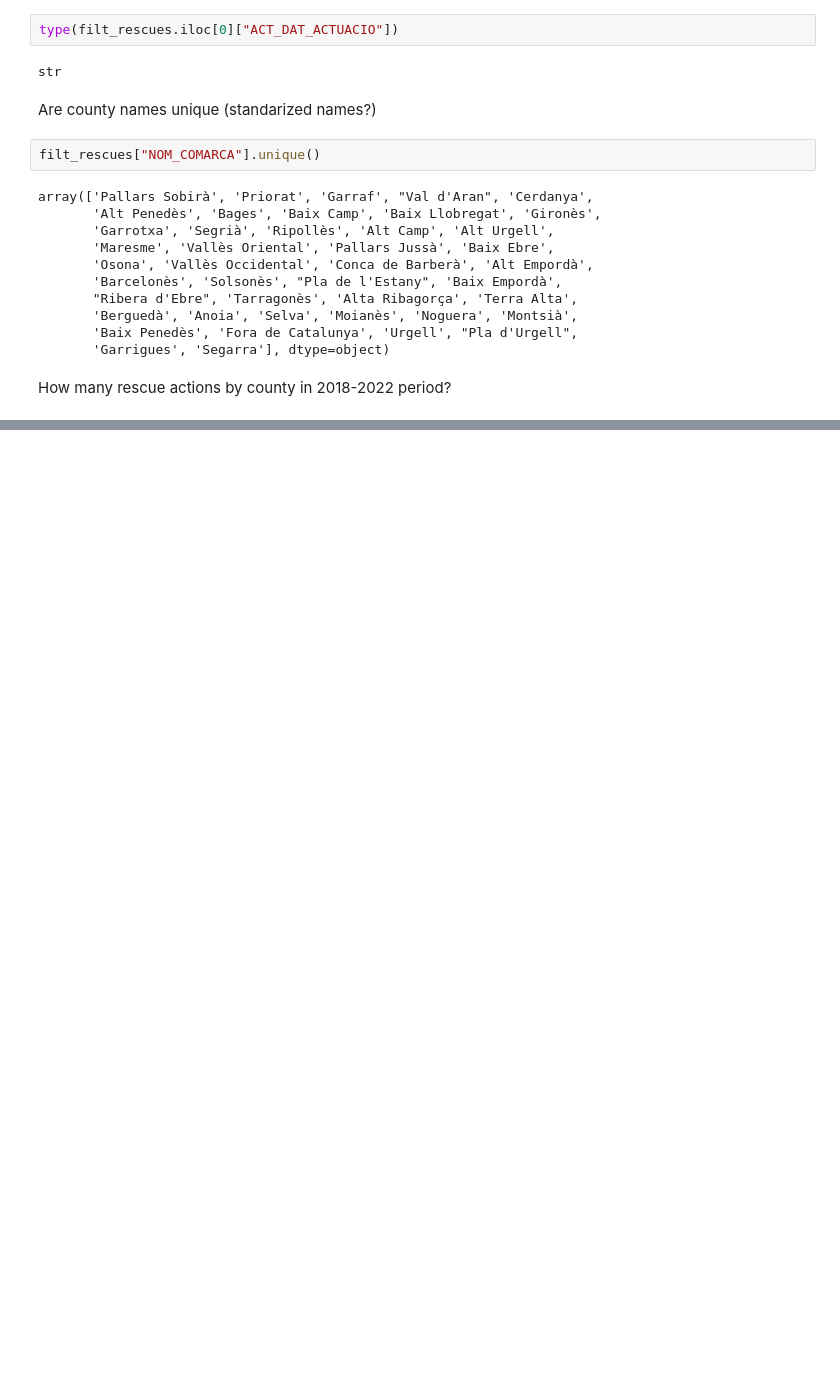
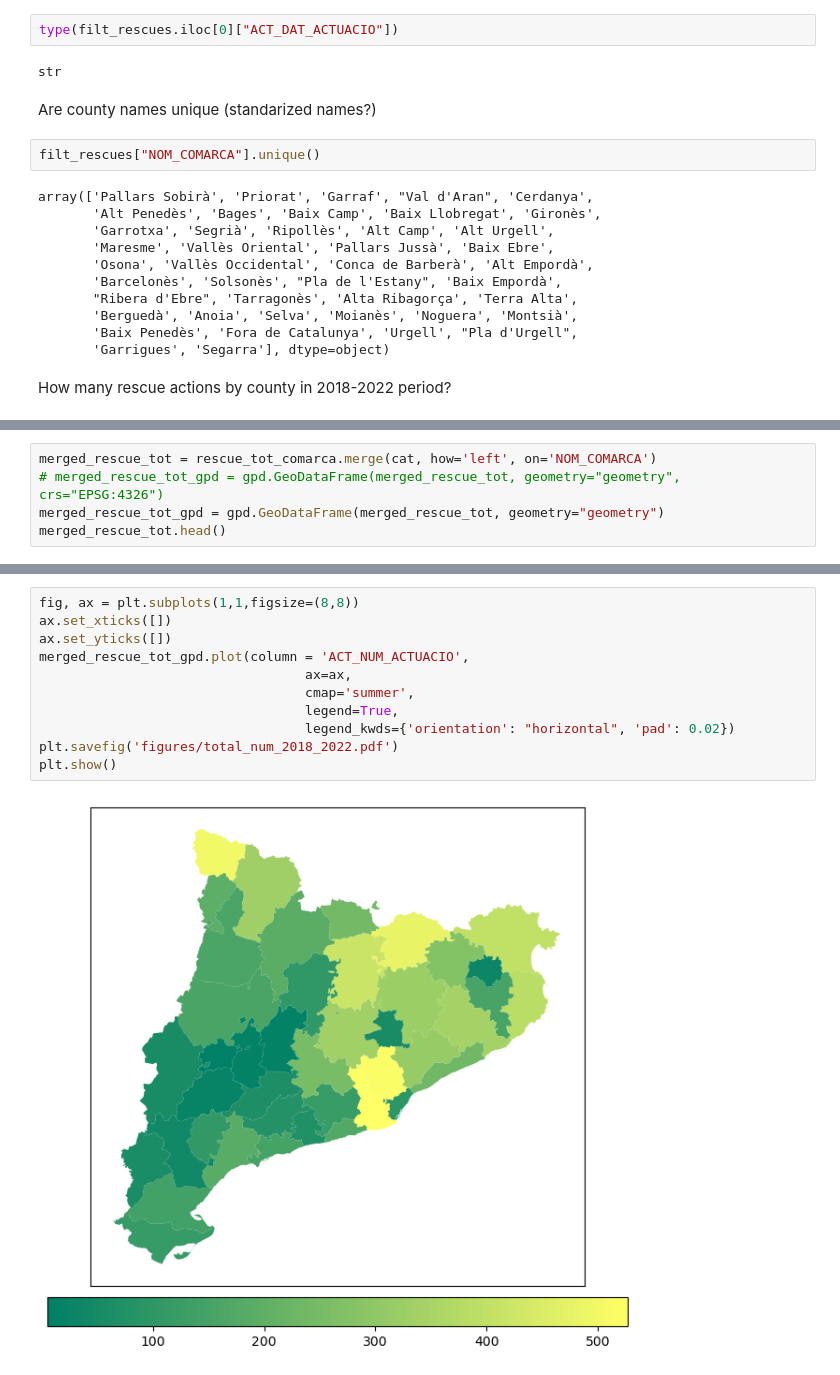
Before and after one commit to belenmvinhas/AVDM_ioib, a Jupyter notebook: ot/civil_protection_plans.ipynb, the cells around one changed output, grey strips where cells are left out. Cells and saved outputs as stored; diff of their text form; blank space fills up the shorter version.

```diff
--- a/ot/civil_protection_plans.ipynb
+++ b/ot/civil_protection_plans.ipynb
@@ -153,0 +128,5 @@ cat
+# %%
+merged_rescue_tot = rescue_tot_comarca.merge(cat, how='left', on='NOM_COMARCA')
+# merged_rescue_tot_gpd = gpd.GeoDataFrame(merged_rescue_tot, geometry="geometry", crs="EPSG:4326")
+merged_rescue_tot_gpd = gpd.GeoDataFrame(merged_rescue_tot, geometry="geometry")
+merged_rescue_tot.head()
@@ -153,0 +140,13 @@ cat
+# %%
+fig, ax = plt.subplots(1,1,figsize=(8,8))
+ax.set_xticks([])
+ax.set_yticks([])
+merged_rescue_tot_gpd.plot(column = 'ACT_NUM_ACTUACIO',
+                                  ax=ax,
+                                  cmap='summer',
+                                  legend=True,
+                                  legend_kwds={'orientation': "horizontal", 'pad': 0.02})
+plt.savefig('figures/total_num_2018_2022.pdf')
+plt.show()
+# %% [output]
+[figure, added]
```
Also changed, not shown: parts of 8 cells of this notebook, 1 other file.
